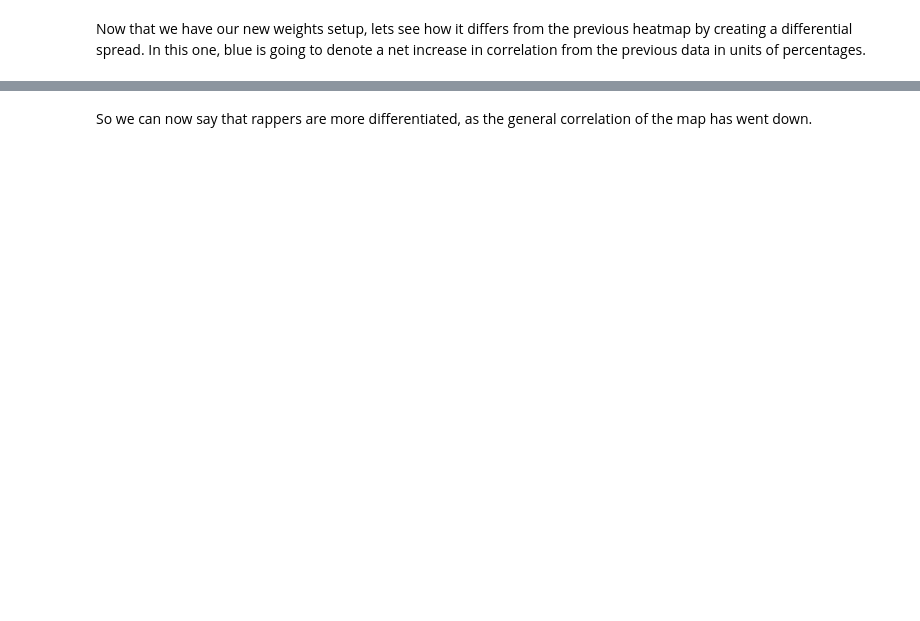
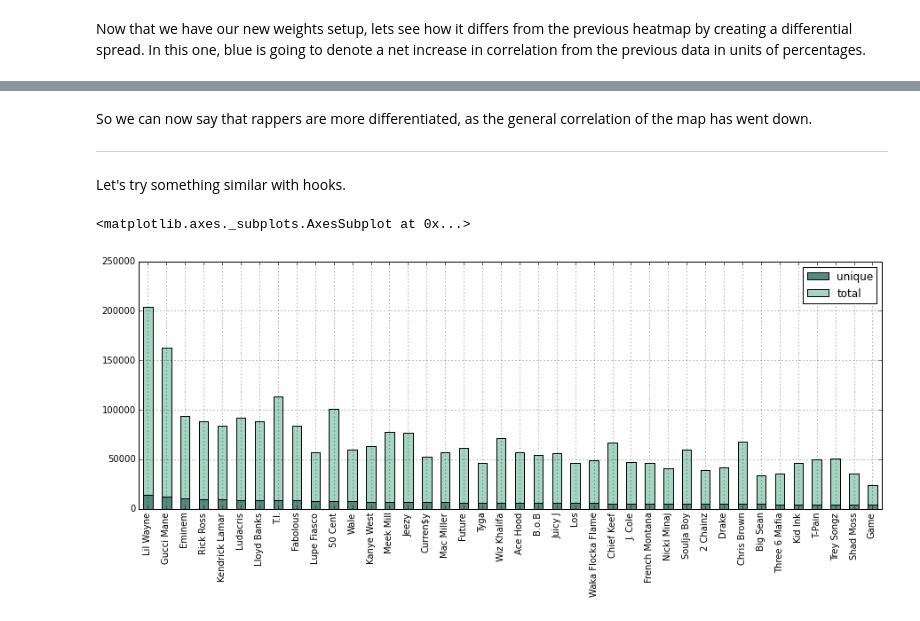
Before and after one commit to baronvonbadguy/genius-scraper, a Jupyter notebook: Exploration.ipynb, the cells around one changed output, grey strips where cells are left out. Saved outputs shown, nothing was run; the diff lists cells and outputs as text; code cells hidden in the pictures; blank space fills up the shorter version.

Commit message:
added basic hook viz

```diff
--- a/Exploration.ipynb
+++ b/Exploration.ipynb
@@ -379,2 +400,12 @@ heatmap(dfc2)
 # %% [markdown]
 So we can now say that rappers are more differentiated, as the general correlation of the map has went down.
+- - -
+Let's try something similar with hooks.
+# %%
+freqh, statsh, corporah = freq_stats_corpora(lt_hooks)
+dfh = pd.DataFrame.from_dict(stats, orient='index').sort(columns='unique', ascending=False)
+
+dfh[:40].plot(kind='bar', stacked=True, color=colors)
+# %% [output]
+<matplotlib.axes._subplots.AxesSubplot at 0x...>
+[figure, added]
```
Also changed, not shown: parts of 15 cells of this notebook.
